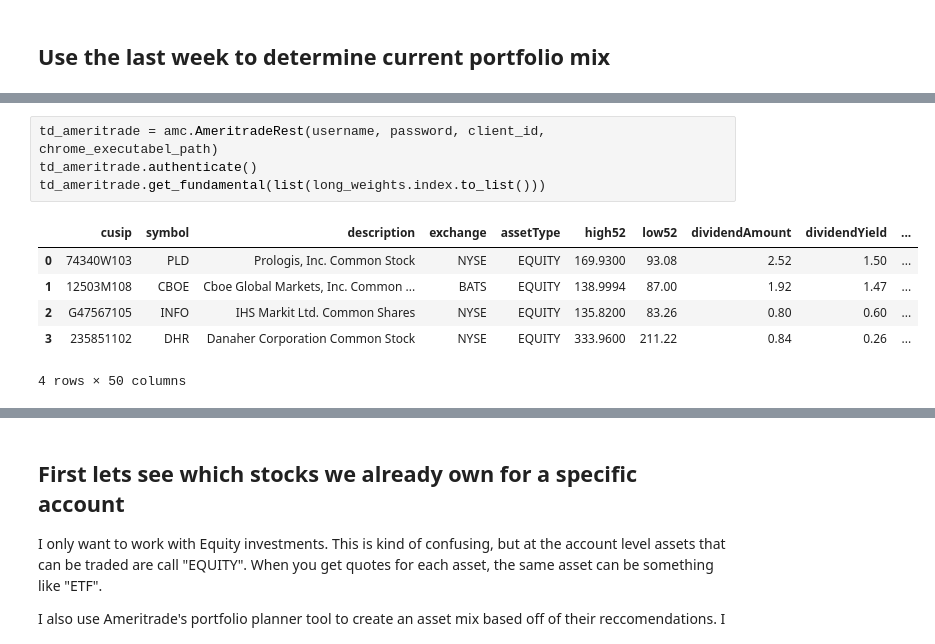
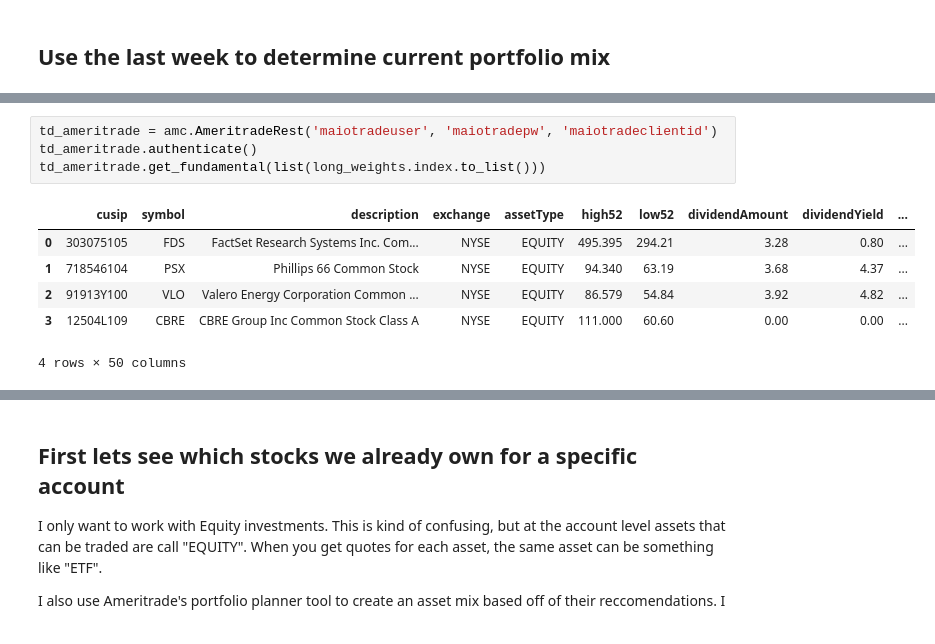
Before and after one commit to nmaiorana/svi-trading-tools, a Jupyter notebook: portfolio-ind/portfolio_workflow.ipynb, the cells around one changed output, grey strips where cells are left out. Saved outputs shown, nothing was run; the diff lists cells and outputs as text.

```diff
--- a/portfolio-ind/portfolio_workflow.ipynb
+++ b/portfolio-ind/portfolio_workflow.ipynb
@@ -341,13 +342,13 @@ New portfolio variance is:  0.00991923
 # %%
-td_ameritrade = amc.AmeritradeRest(username, password, client_id, chrome_executabel_path)
+td_ameritrade = amc.AmeritradeRest('maiotradeuser', 'maiotradepw', 'maiotradeclientid')
 td_ameritrade.authenticate()
 td_ameritrade.get_fundamental(list(long_weights.index.to_list()))
 # %% [output]
 |  | cusip | symbol | description | exchange | assetType | high52 | low52 | dividendAmount | dividendYield | ... |
-| 0 | 74340W103 | PLD | Prologis, Inc. Common Stock | NYSE | EQUITY | 169.9300 | 93.08 | 2.52 | 1.50 | ... |
-| 1 | 12503M108 | CBOE | Cboe Global Markets, Inc. Common ... | BATS | EQUITY | 138.9994 | 87.00 | 1.92 | 1.47 | ... |
-| 2 | G47567105 | INFO | IHS Markit Ltd. Common Shares | NYSE | EQUITY | 135.8200 | 83.26 | 0.80 | 0.60 | ... |
-| 3 | 235851102 | DHR | Danaher Corporation Common Stock | NYSE | EQUITY | 333.9600 | 211.22 | 0.84 | 0.26 | ... |
+| 0 | 303075105 | FDS | FactSet Research Systems Inc. Com... | NYSE | EQUITY | 495.395 | 294.21 | 3.28 | 0.80 | ... |
+| 1 | 718546104 | PSX | Phillips 66 Common Stock | NYSE | EQUITY | 94.340 | 63.19 | 3.68 | 4.37 | ... |
+| 2 | 91913Y100 | VLO | Valero Energy Corporation Common ... | NYSE | EQUITY | 86.579 | 54.84 | 3.92 | 4.82 | ... |
+| 3 | 12504L109 | CBRE | CBRE Group Inc Common Stock Class A | NYSE | EQUITY | 111.000 | 60.60 | 0.00 | 0.00 | ... |
 4 rows × 50 columns
 # %%
 parsed_and_scored_news = utils.get_finvis_stock_sentiment(long_weights.index.to_list()).sort_values(by='date')
```
Also changed, not shown: parts of 27 cells of this notebook, 2 other files.
